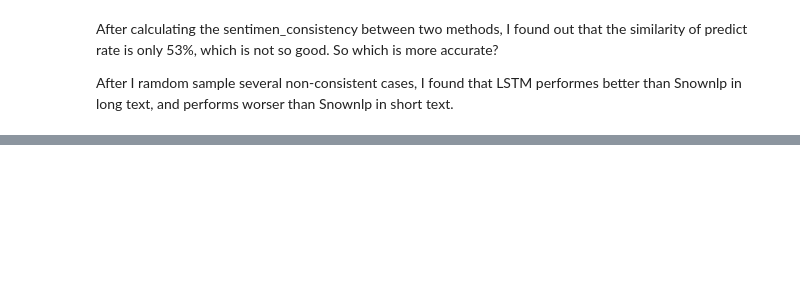
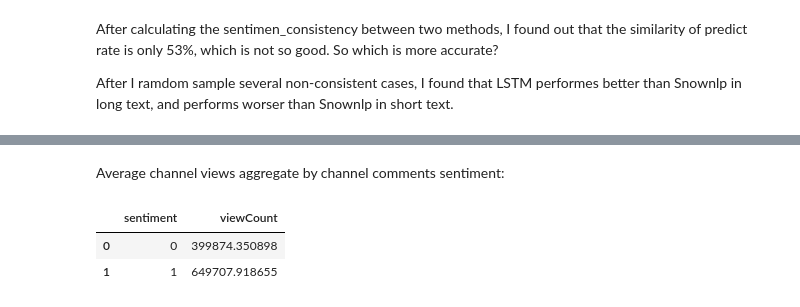
Before and after one commit to ChicoXYC/exercise, a Jupyter notebook: text-mining-test/mining.ipynb, the cells around one changed output, grey strips where cells are left out. Saved outputs shown, nothing was run; the diff lists cells and outputs as text; code cells hidden in the pictures; blank space fills up the shorter version.

```diff
--- a/text-mining-test/mining.ipynb
+++ b/text-mining-test/mining.ipynb
@@ -1006,3 +1030,7 @@ After I ramdom sample several non-consistent cases, I found that LSTM performes
 df_c['sentiment2'] = df_c['commentText'].apply(predict_sentiment)
 # %%
 df_c['sentimen_consistency'] = df_v['sentiment'].apply(get_int) - df_v['sentiment2'].apply(get_int)
+# %%
+df_c['sentiment'] = df_c['sentiment'].apply(get_int)
+# %%
+df_c['sentiment2'] = df_c['sentiment2'].apply(get_int)
@@ -1008,0 +1049,8 @@ df_c['sentimen_consistency'] = df_v['sentiment'].apply(get_int) - df_v['sentimen
+# %% [markdown]
+Average channel views aggregate by channel comments sentiment:
+# %%
+df_c.groupby('sentiment').aggregate({'viewCount':'mean'}).reset_index()
+# %% [output]
+|  | sentiment | viewCount |
+| 0 | 0 | 399874.350898 |
+| 1 | 1 | 649707.918655 |
```
Also changed, not shown: parts of 39 cells of this notebook, 2 other files.
